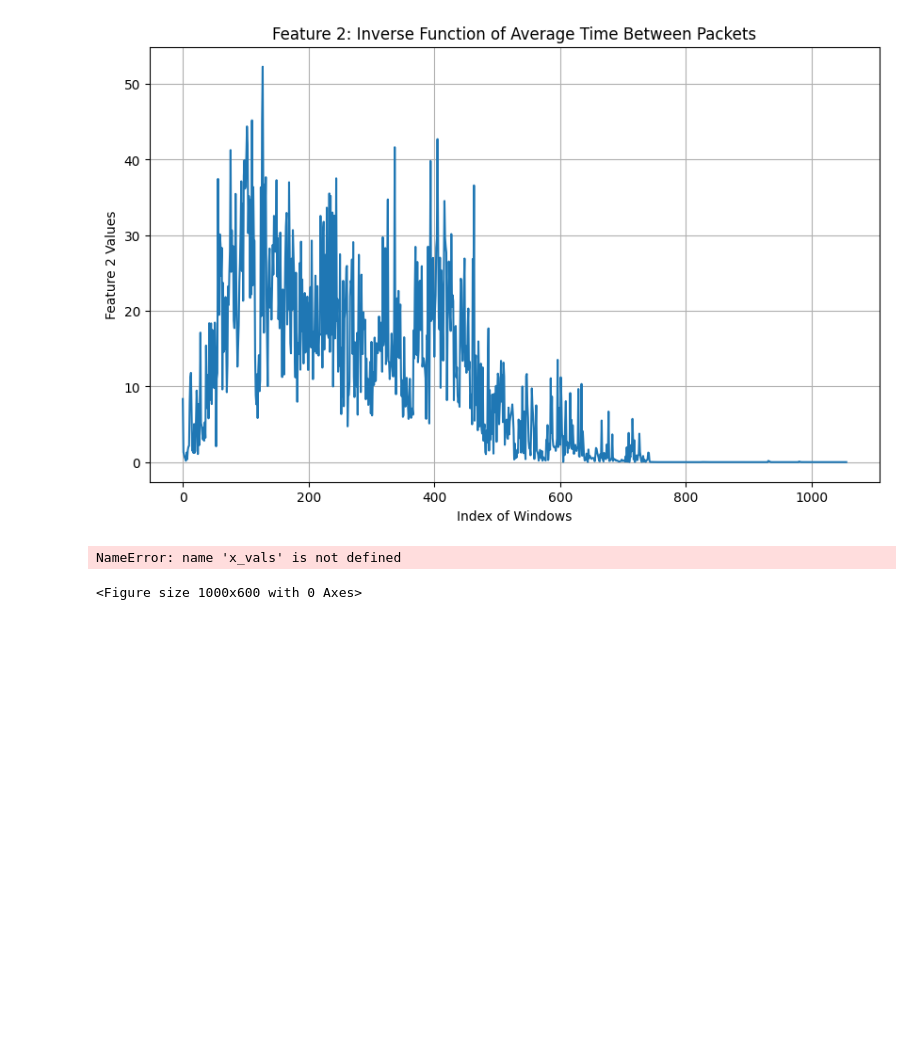
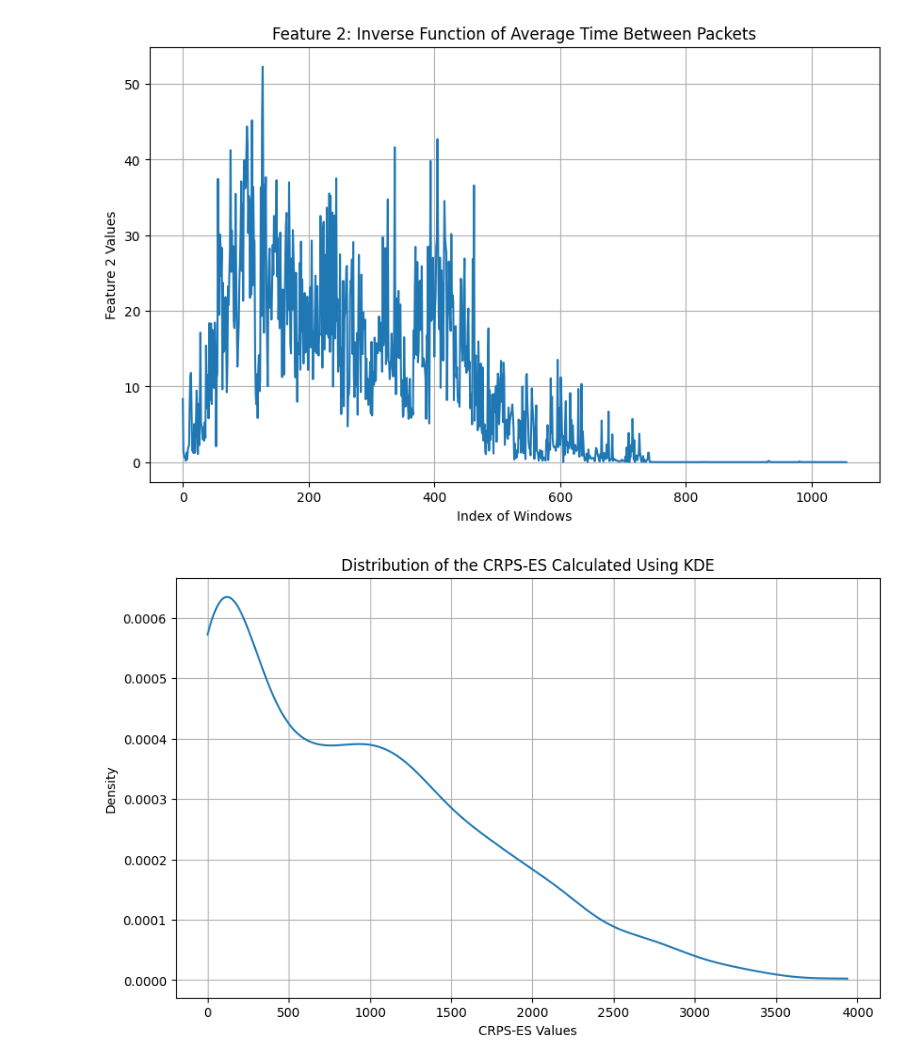
Before and after one commit to blipbloping/Anomaly-Detection, a Jupyter notebook: crps.ipynb, the cells around one changed output. Drawn from its saved outputs; the diff is of its cells as text; code cells hidden in the pictures; blank space fills up the shorter version.

```diff
--- a/crps.ipynb
+++ b/crps.ipynb
@@ -156,13 +156,15 @@ plt.show()
 # %% [output]
 [figure]
 # %%
+kde = gaussian_kde(packet_count)
+x_vals = np.linspace(packet_count.min(), packet_count.max(), 1000)
+kde_vals = kde(x_vals)
 plt.figure(figsize=(10, 6))
 plt.plot(x_vals, kde_vals)
 plt.title('Distribution of the CRPS-ES Calculated Using KDE')
 plt.xlabel('CRPS-ES Values')
 plt.ylabel('Density')
 plt.grid()
 plt.show()
 # %% [output]
-NameError: name 'x_vals' is not defined
-<Figure size 1000x600 with 0 Axes>
+[figure, added]
```
